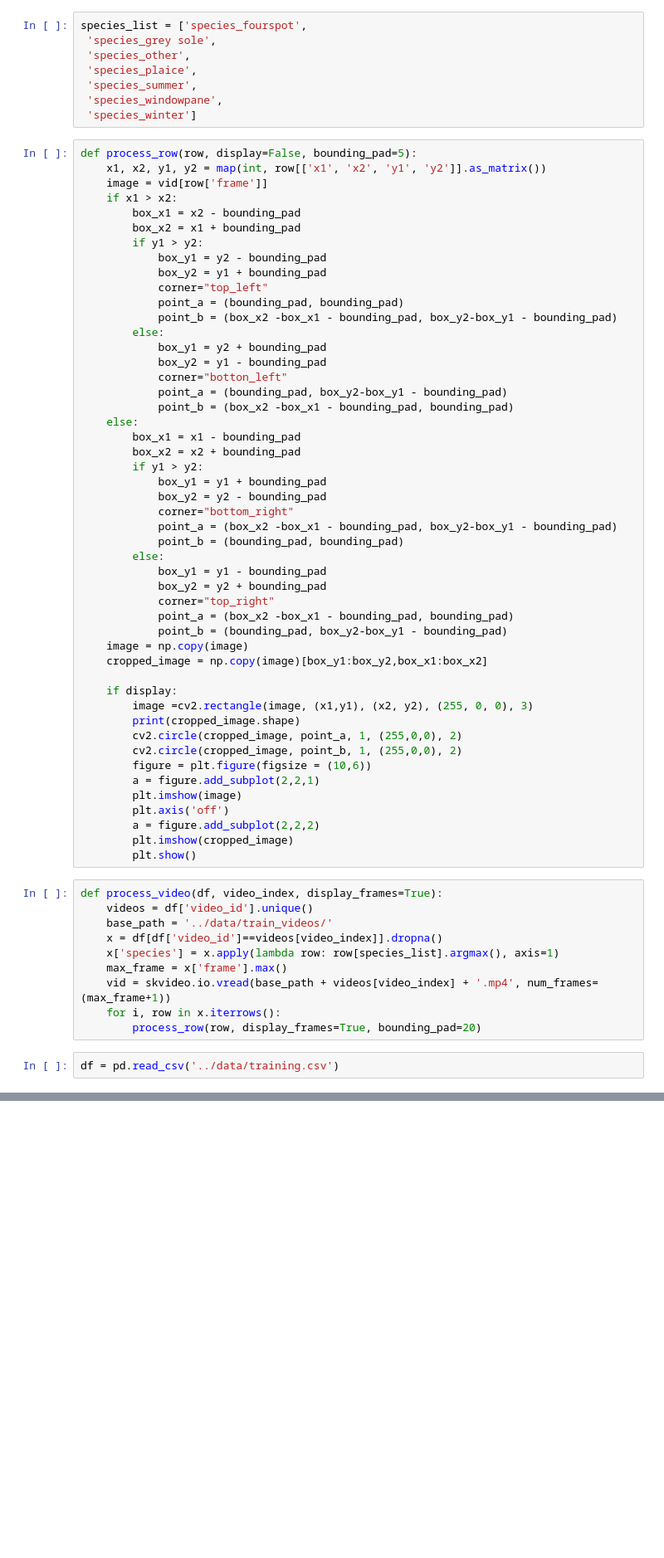
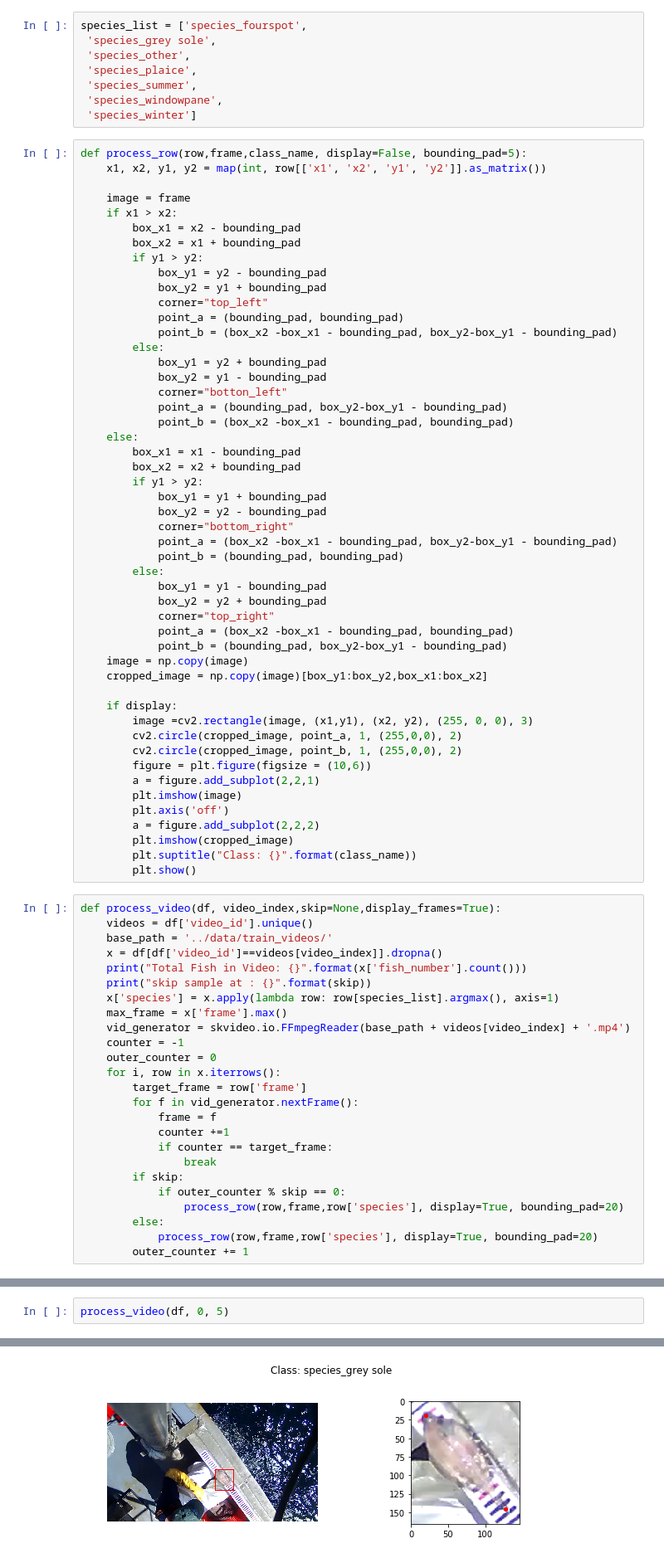
Before and after one commit to aditbiswas1/fish-detection, a Jupyter notebook: process_vids.ipynb, the cells around one changed output, grey strips where cells are left out. Shown at 83% size. Saved outputs shown, nothing was run; the diff lists cells and outputs as text; blank space fills up the shorter version.

Commit message:
use generator to read video files

```diff
--- a/process_vids.ipynb
+++ b/process_vids.ipynb
@@ -14,9 +14,10 @@ species_list = ['species_fourspot',
  'species_windowpane',
  'species_winter']
 # %%
-def process_row(row, display=False, bounding_pad=5):
+def process_row(row,frame,class_name, display=False, bounding_pad=5):
     x1, x2, y1, y2 = map(int, row[['x1', 'x2', 'y1', 'y2']].as_matrix())
-    image = vid[row['frame']]
+
+    image = frame
     if x1 > x2:
         box_x1 = x2 - bounding_pad
         box_x2 = x1 + bounding_pad
@@ -52,7 +53,6 @@ def process_row(row, display=False, bounding_pad=5):
 
     if display:
         image =cv2.rectangle(image, (x1,y1), (x2, y2), (255, 0, 0), 3)
-        print(cropped_image.shape)
         cv2.circle(cropped_image, point_a, 1, (255,0,0), 2)
         cv2.circle(cropped_image, point_b, 1, (255,0,0), 2)
         figure = plt.figure(figsize = (10,6))
@@ -61,16 +61,30 @@ def process_row(row, display=False, bounding_pad=5):
         plt.axis('off')
         a = figure.add_subplot(2,2,2)
         plt.imshow(cropped_image)
+        plt.suptitle("Class: {}".format(class_name))
         plt.show()
 # %%
-def process_video(df, video_index, display_frames=True):
+def process_video(df, video_index,skip=None,display_frames=True):
     videos = df['video_id'].unique()
     base_path = '../data/train_videos/'
     x = df[df['video_id']==videos[video_index]].dropna()
+    print("Total Fish in Video: {}".format(x['fish_number'].count()))
+    print("skip sample at : {}".format(skip))
     x['species'] = x.apply(lambda row: row[species_list].argmax(), axis=1)
     max_frame = x['frame'].max()
-    vid = skvideo.io.vread(base_path + videos[video_index] + '.mp4', num_frames=(max_frame+1))
+    vid_generator = skvideo.io.FFmpegReader(base_path + videos[video_index] + '.mp4')
+    counter = -1
+    outer_counter = 0
     for i, row in x.iterrows():
-        process_row(row, display_frames=True, bounding_pad=20)
+        target_frame = row['frame']
+        for f in vid_generator.nextFrame():
+            frame = f
+            counter +=1
+            if counter == target_frame:
+                break
+        if skip:
+            if outer_counter % skip == 0:
+                process_row(row,frame,row['species'], display=True, bounding_pad=20)
+        else:
+            process_row(row,frame,row['species'], display=True, bounding_pad=20)
+        outer_counter += 1
-# %%
-df = pd.read_csv('../data/training.csv')
@@ -107,0 +91,3 @@ for i, row in x.iterrows():
+# %%
+process_video(df, 0, 5)
+# %% [output]
@@ -107,0 +96 @@ for i, row in x.iterrows():
+[figure, added]
```
Also changed, not shown: parts of 10 cells of this notebook.
